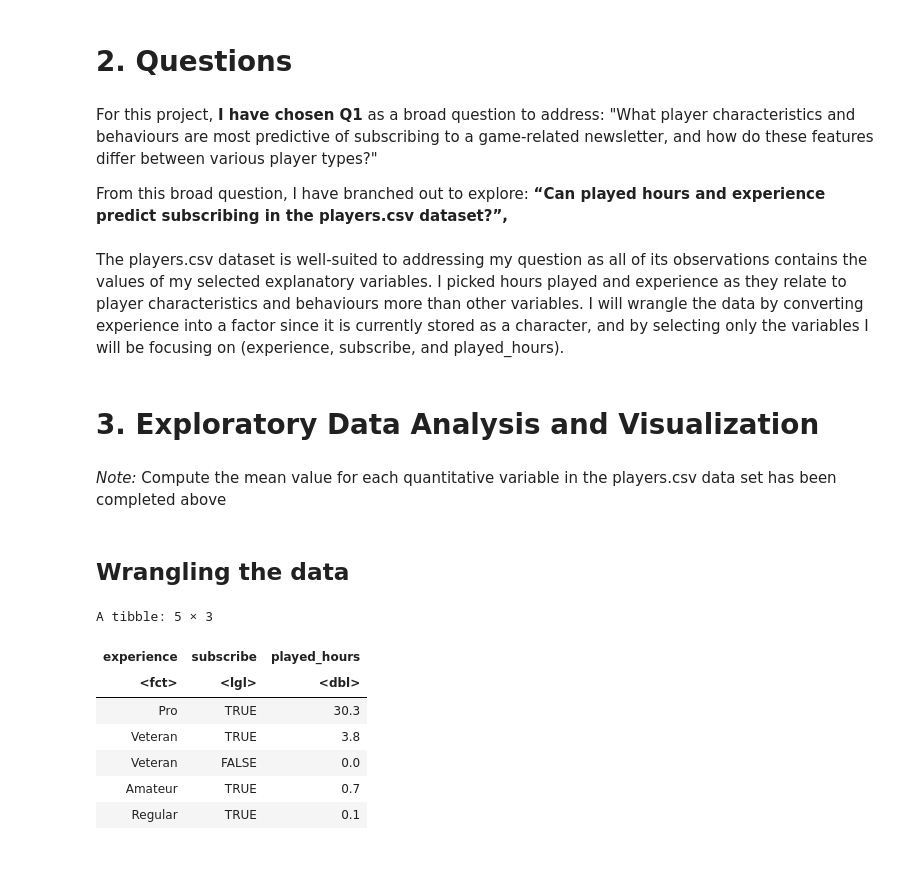
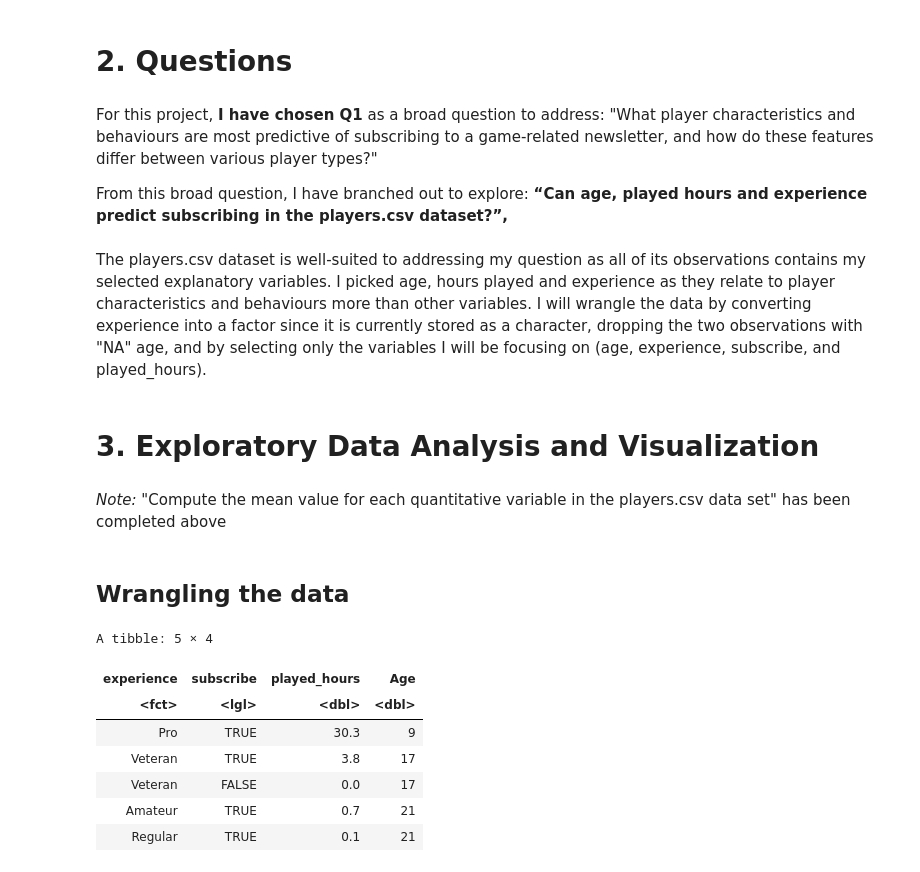
Before and after one commit to anisbejleri26-rgb/dsci100-project-34, a Jupyter notebook: Anis Bejleri - Project Planning Stage (Individual).ipynb, the cells around one changed output. Drawn from its saved outputs; the diff is of its cells as text; code cells hidden in the pictures.

```diff
--- a/Anis Bejleri - Project Planning Stage (Individual).ipynb
+++ b/Anis Bejleri - Project Planning Stage (Individual).ipynb
@@ -59,27 +70,28 @@ A tibble: 1 × 3
 # %% [markdown]
 For this project, **I have chosen Q1** as a broad question to address: "What player characteristics and behaviours are most predictive of subscribing to a game-related newsletter, and how do these features differ between various player types?"
 
-From this broad question, I have branched out to explore: **“Can played hours and experience predict subscribing in the players.csv dataset?”,**
+From this broad question, I have branched out to explore: **“Can age, played hours and experience predict subscribing in the players.csv dataset?”,**
 # %% [markdown]
-The players.csv dataset is well-suited to addressing my question as all of its observations contains the values of my selected explanatory variables. I picked hours played and experience as they relate to player characteristics and behaviours more than other variables. I will wrangle the data by converting experience into a factor since it is currently stored as a character, and by selecting only the variables I will be focusing on (experience, subscribe, and played_hours).
+The players.csv dataset is well-suited to addressing my question as all of its observations contains my selected explanatory variables. I picked age, hours played and experience as they relate to player characteristics and behaviours more than other variables. I will wrangle the data by converting experience into a factor since it is currently stored as a character, dropping the two observations with "NA" age, and by selecting only the variables I will be focusing on (age, experience, subscribe, and played_hours).
 # %% [markdown]
 # 3. Exploratory Data Analysis and Visualization
 # %% [markdown]
-*Note:* Compute the mean value for each quantitative variable in the players.csv data set has been completed above
+*Note:* "Compute the mean value for each quantitative variable in the players.csv data set" has been completed above
 # %% [markdown]
 ## Wrangling the data
 # %%
 tidy_players <- players |>
                 mutate(experience = as.factor(experience)) |>
-                select(experience, subscribe, played_hours)
+                select(experience, subscribe, played_hours, Age) |>
+                drop_na(Age)
 
 head(tidy_players, 5)
 # %% [output]
-A tibble: 5 × 3
+A tibble: 5 × 4
-| experience | subscribe | played_hours |
-| <fct> | <lgl> | <dbl> |
-| Pro | TRUE | 30.3 |
-| Veteran | TRUE | 3.8 |
-| Veteran | FALSE | 0.0 |
-| Amateur | TRUE | 0.7 |
-| Regular | TRUE | 0.1 |
+| experience | subscribe | played_hours | Age |
+| <fct> | <lgl> | <dbl> | <dbl> |
+| Pro | TRUE | 30.3 | 9 |
+| Veteran | TRUE | 3.8 | 17 |
+| Veteran | FALSE | 0.0 | 17 |
+| Amateur | TRUE | 0.7 | 21 |
+| Regular | TRUE | 0.1 | 21 |
```
Also changed, not shown: parts of 5 cells of this notebook.
